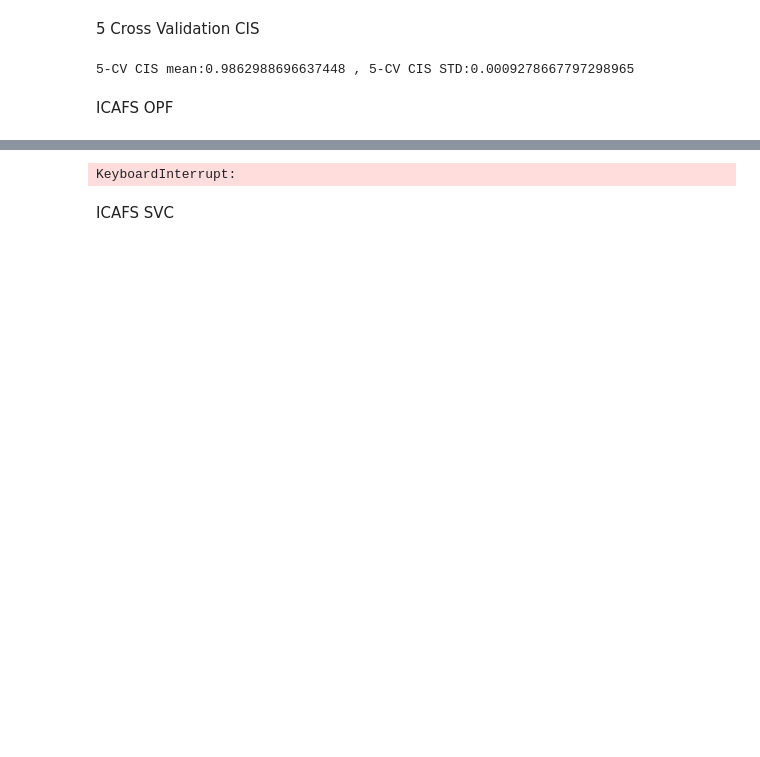
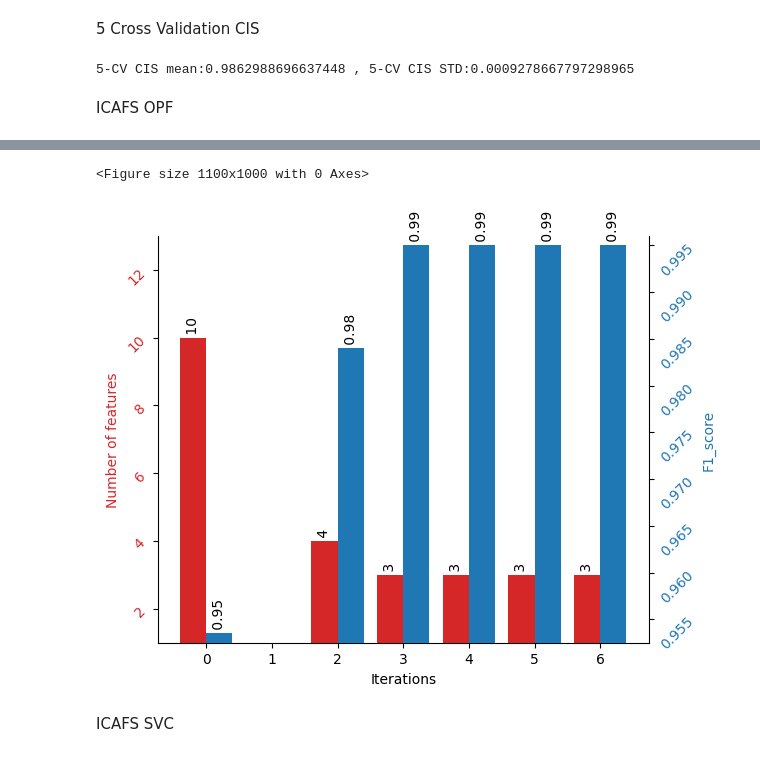
Before and after one commit to mikefixer/icafs, a Jupyter notebook: notebookes/icafs.ipynb, the cells around one changed output, grey strips where cells are left out. Drawn from its saved outputs; the diff is of its cells as text; code cells hidden in the pictures; blank space fills up the shorter version.

```diff
--- a/notebookes/icafs.ipynb
+++ b/notebookes/icafs.ipynb
@@ -326,7 +302,7 @@ plot_results_for_covering_array(score,feature,iterations, r'.\\output_images\\ca
 [figure]
 # %%
 start_time = time.time()
-iterations ,feature,score = ICAFS(X_cis,y_cis,2,10,'SupervisedOPF(distance="log_squared_euclidean", pre_computed_distance=None)')
+iterations ,feature,score = ICAFS(X_cis,y_cis,3,4,'SupervisedOPF(distance="log_squared_euclidean", pre_computed_distance=None)',True)
 end_time = time.time()
 print(f"Processing time: {end_time - start_time} seconds")
 plot_results_for_covering_array(score,feature,iterations, r'./output_images/cis_opf_icafs.png')
@@ -351,4 +327,5 @@ plot_results_for_covering_array(score,feature,iterations, r'./output_images/cis_
-KeyboardInterrupt:
+<Figure size 1100x1000 with 0 Axes>
+[figure, added]
 # %% [markdown]
 ICAFS SVC
 # %%
```
Also changed, not shown: parts of 18 cells of this notebook, 1 other file.
